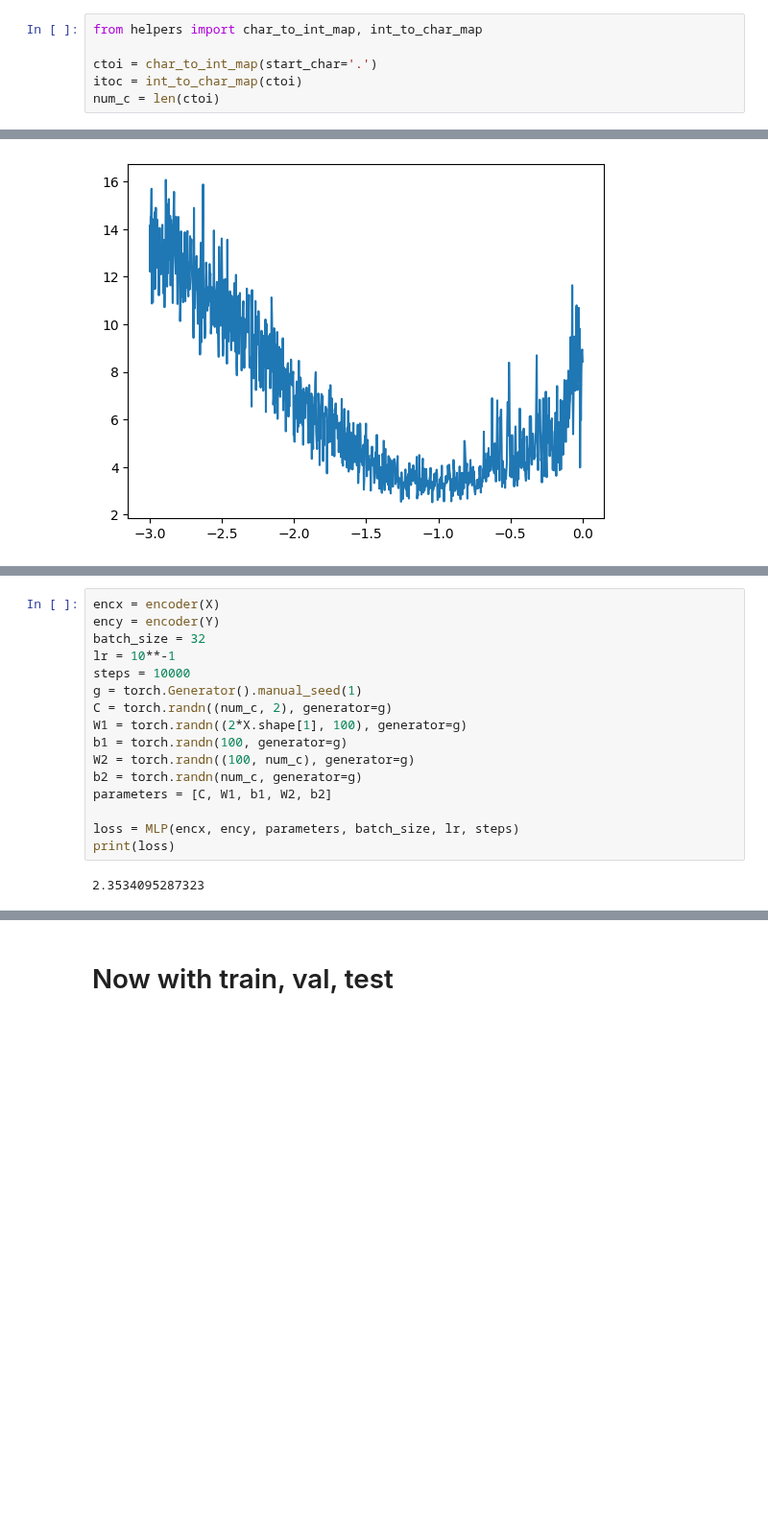
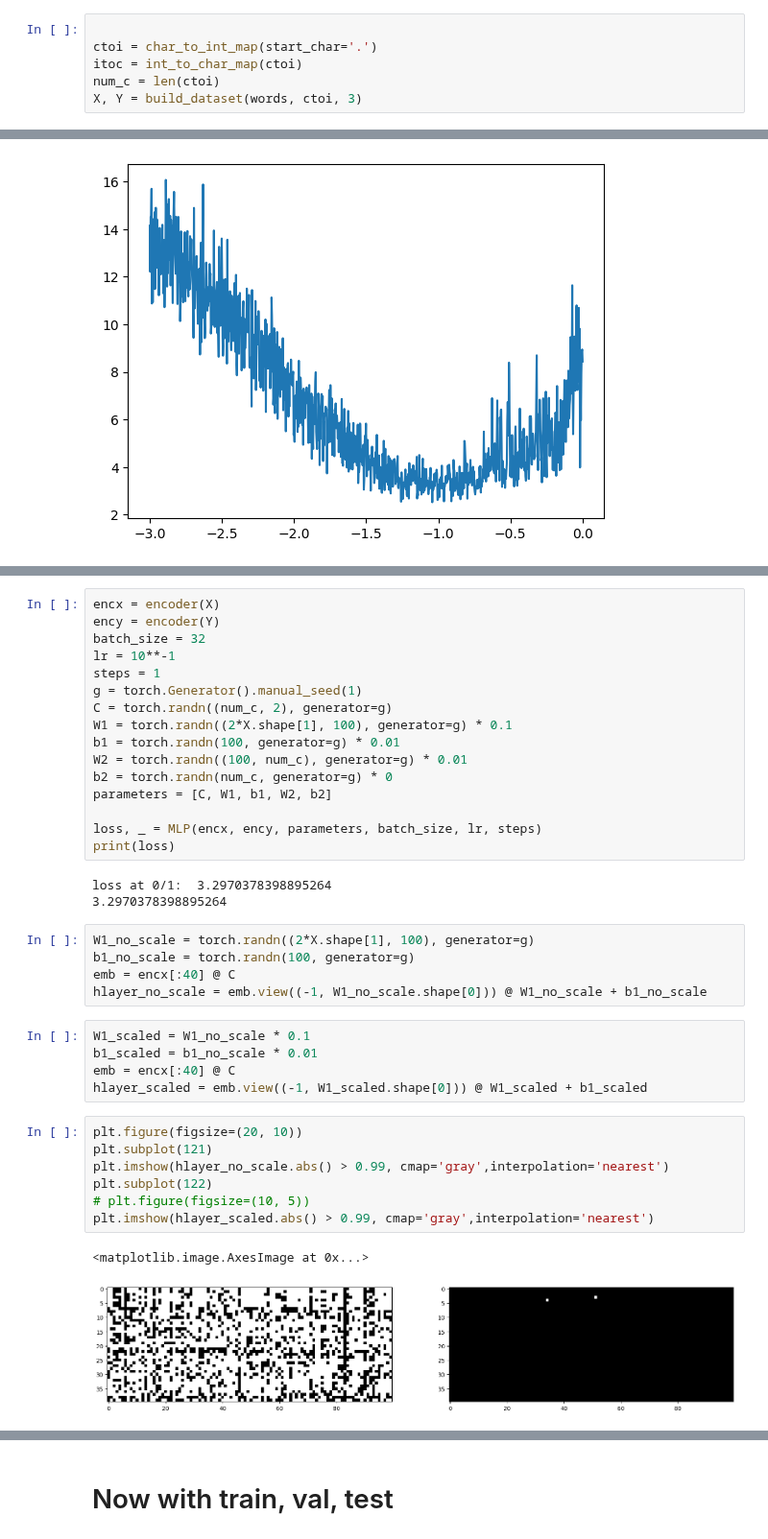
Before and after one commit to ananddtyagi/makemore, a Jupyter notebook: mlp.ipynb, the cells around one changed output, grey strips where cells are left out. Shown at 96% size. Cells and saved outputs as stored; diff of their text form; blank space fills up the shorter version.

```diff
--- a/mlp.ipynb
+++ b/mlp.ipynb
@@ -6,6 +7,6 @@ words = open("names.txt").read().splitlines()
 # %%
-from helpers import char_to_int_map, int_to_char_map
 
 ctoi = char_to_int_map(start_char='.')
 itoc = int_to_char_map(ctoi)
 num_c = len(ctoi)
+X, Y = build_dataset(words, ctoi, 3)
@@ -148,16 +136,37 @@ encx = encoder(X)
 ency = encoder(Y)
 batch_size = 32
 lr = 10**-1
-steps = 10000
+steps = 1
 g = torch.Generator().manual_seed(1)
 C = torch.randn((num_c, 2), generator=g)
-W1 = torch.randn((2*X.shape[1], 100), generator=g)
-b1 = torch.randn(100, generator=g)
-W2 = torch.randn((100, num_c), generator=g)
-b2 = torch.randn(num_c, generator=g)
+W1 = torch.randn((2*X.shape[1], 100), generator=g) * 0.1
+b1 = torch.randn(100, generator=g) * 0.01
+W2 = torch.randn((100, num_c), generator=g) * 0.01
+b2 = torch.randn(num_c, generator=g) * 0
 parameters = [C, W1, b1, W2, b2]
 
-loss = MLP(encx, ency, parameters, batch_size, lr, steps)
+loss, _ = MLP(encx, ency, parameters, batch_size, lr, steps)
 print(loss)
 # %% [output]
-2.3534095287323
+loss at 0/1:  3.2970378398895264
+3.2970378398895264
+# %%
+W1_no_scale = torch.randn((2*X.shape[1], 100), generator=g)
+b1_no_scale = torch.randn(100, generator=g)
+emb = encx[:40] @ C
+hlayer_no_scale = emb.view((-1, W1_no_scale.shape[0])) @ W1_no_scale + b1_no_scale
+# %%
+W1_scaled = W1_no_scale * 0.1
+b1_scaled = b1_no_scale * 0.01
+emb = encx[:40] @ C
+hlayer_scaled = emb.view((-1, W1_scaled.shape[0])) @ W1_scaled + b1_scaled
+# %%
+plt.figure(figsize=(20, 10))
+plt.subplot(121)
+plt.imshow(hlayer_no_scale.abs() > 0.99, cmap='gray',interpolation='nearest')
+plt.subplot(122)
+# plt.figure(figsize=(10, 5))
+plt.imshow(hlayer_scaled.abs() > 0.99, cmap='gray',interpolation='nearest')
+# %% [output]
+<matplotlib.image.AxesImage at 0x...>
+[figure, added]
```
Also changed, not shown: parts of 16 cells of this notebook, 2 other files.
